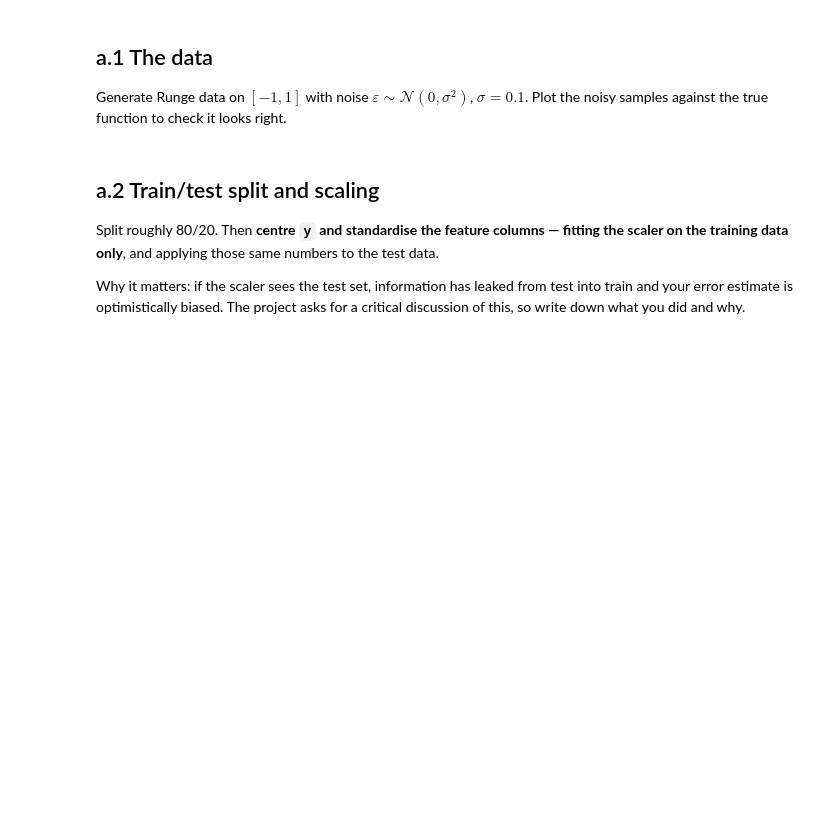
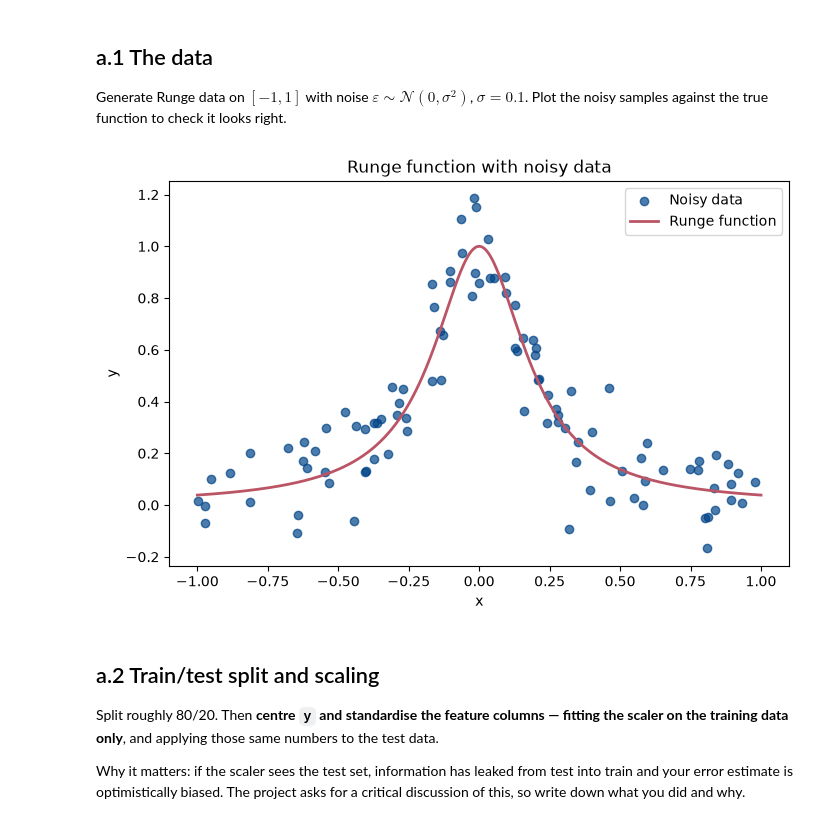
Before and after one commit to Parisa-amin/FYS-STK4155, a Jupyter notebook: Project1/code/Project1.ipynb, the cells around one changed output. Cells and saved outputs as stored; diff of their text form; code cells hidden in the pictures; blank space fills up the shorter version.

```diff
--- a/Project1/code/Project1.ipynb
+++ b/Project1/code/Project1.ipynb
@@ -36,7 +36,21 @@ $\sigma = 0.1$. Plot the noisy samples against the true function to check it loo
 # %%
 x , y= make_data(n= 100 , sigma= 0.1 , seed= 2026)
 x_fine = np.linspace(-1,1, 1000)
-y_fine = np.runge(x_fine)
+y_fine = runge(x_fine)
+
+
+plt.figure(figsize=(8,5))
+plt.scatter(x,y, label= "Noisy data" , color= BLUE , alpha= 0.7)
+plt.plot(x_fine , y_fine , label= "Runge function" , color= RED , linewidth= 2)
+
+plt.xlabel("x")
+plt.ylabel("y")
+plt.title("Runge function with noisy data")
+plt.legend()
+
+plt.show()
+# %% [output]
+[figure, added]
 # %% [markdown]
 ## a.2 Train/test split and scaling
 
```
Also changed, not shown: parts of 8 cells of this notebook.
